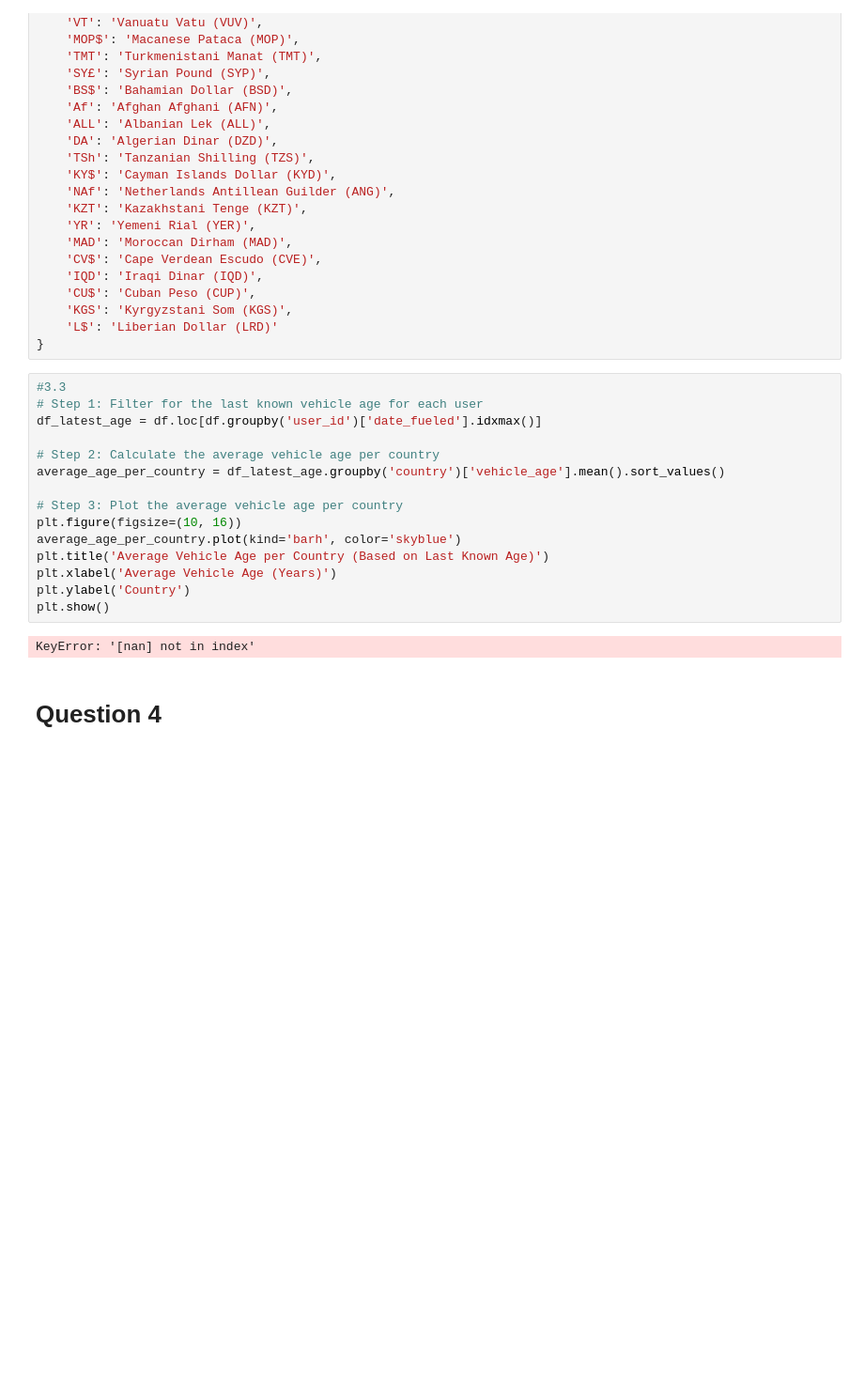
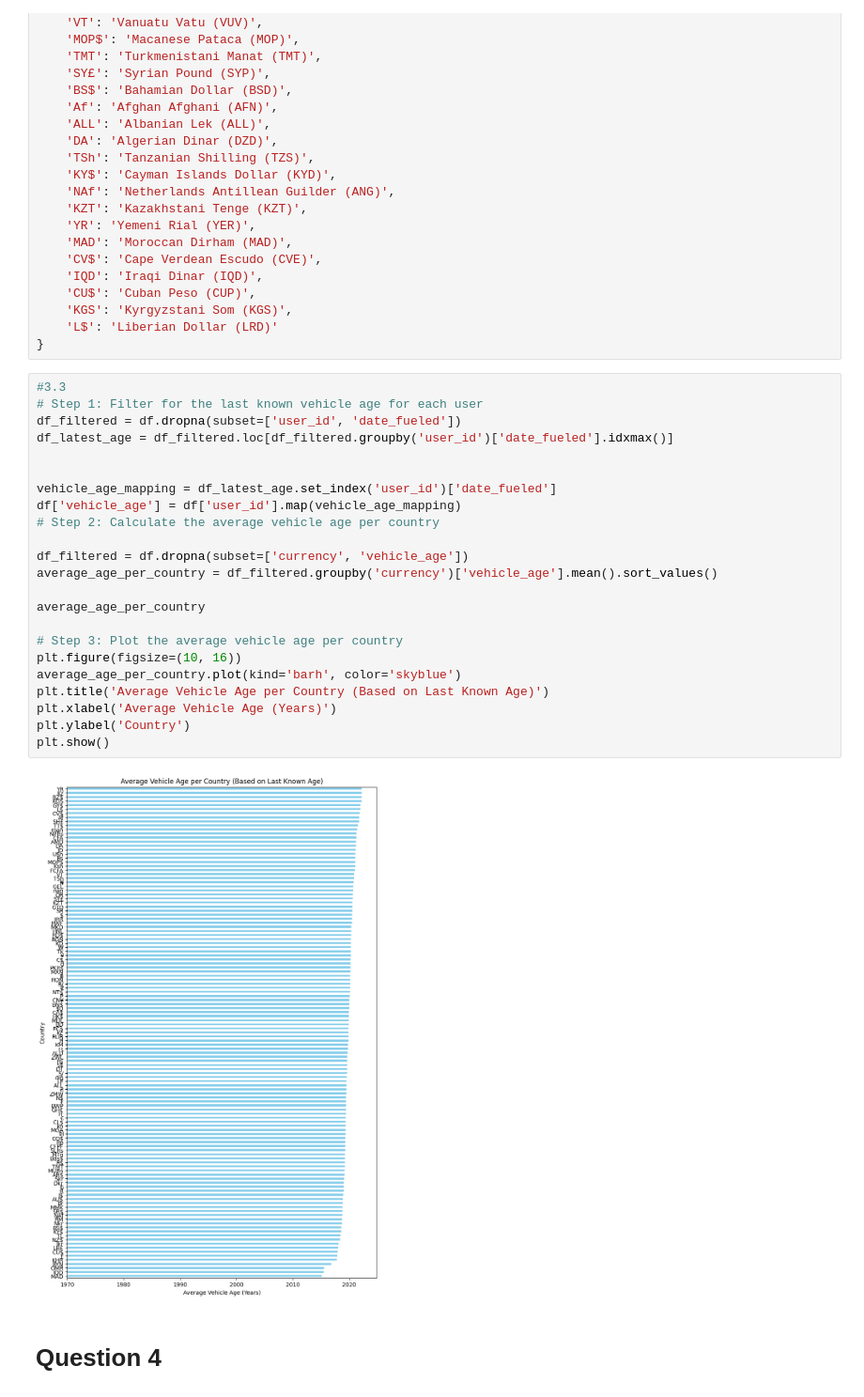
Before and after one commit to TumiJourdan/IDVE-Assignments, a Jupyter notebook: Assignment 1/main.ipynb, the cells around one changed output. Shown at 94% size. Saved outputs shown, nothing was run; the diff lists cells and outputs as text; blank space fills up the shorter version.

```diff
--- a/Assignment 1/main.ipynb
+++ b/Assignment 1/main.ipynb
@@ -553,20 +553,28 @@ currency_to_country = {
 # %%
 #3.3
 # Step 1: Filter for the last known vehicle age for each user
-df_latest_age = df.loc[df.groupby('user_id')['date_fueled'].idxmax()]
+df_filtered = df.dropna(subset=['user_id', 'date_fueled'])
+df_latest_age = df_filtered.loc[df_filtered.groupby('user_id')['date_fueled'].idxmax()]
 
+
+vehicle_age_mapping = df_latest_age.set_index('user_id')['date_fueled']
+df['vehicle_age'] = df['user_id'].map(vehicle_age_mapping)
 # Step 2: Calculate the average vehicle age per country
-average_age_per_country = df_latest_age.groupby('country')['vehicle_age'].mean().sort_values()
+
+df_filtered = df.dropna(subset=['currency', 'vehicle_age'])
+average_age_per_country = df_filtered.groupby('currency')['vehicle_age'].mean().sort_values()
+
+average_age_per_country
 
 # Step 3: Plot the average vehicle age per country
 plt.figure(figsize=(10, 16))
 average_age_per_country.plot(kind='barh', color='skyblue')
 plt.title('Average Vehicle Age per Country (Based on Last Known Age)')
 plt.xlabel('Average Vehicle Age (Years)')
 plt.ylabel('Country')
 plt.show()
 # %% [output]
-KeyError: '[nan] not in index'
+[figure, added]
 # %% [markdown]
 # Question 4 #
 # %% [markdown]
```
Also changed, not shown: parts of 2 cells of this notebook.
